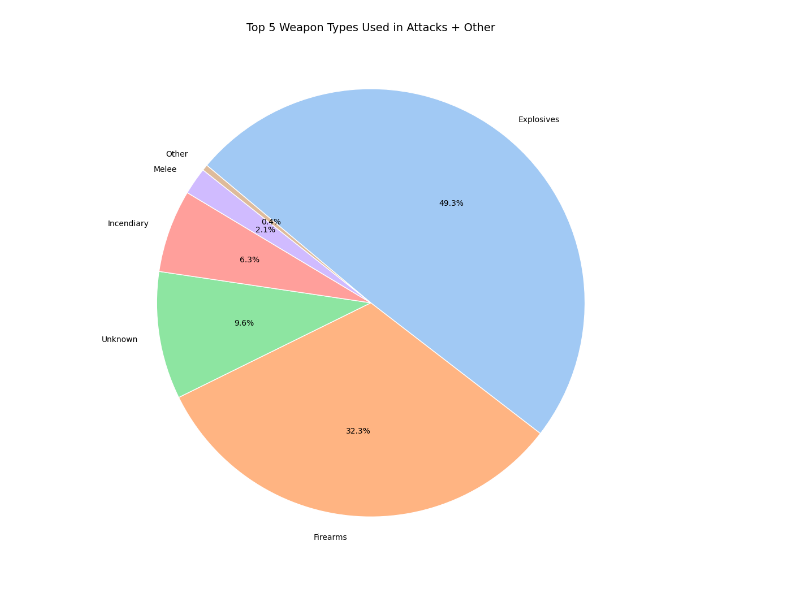
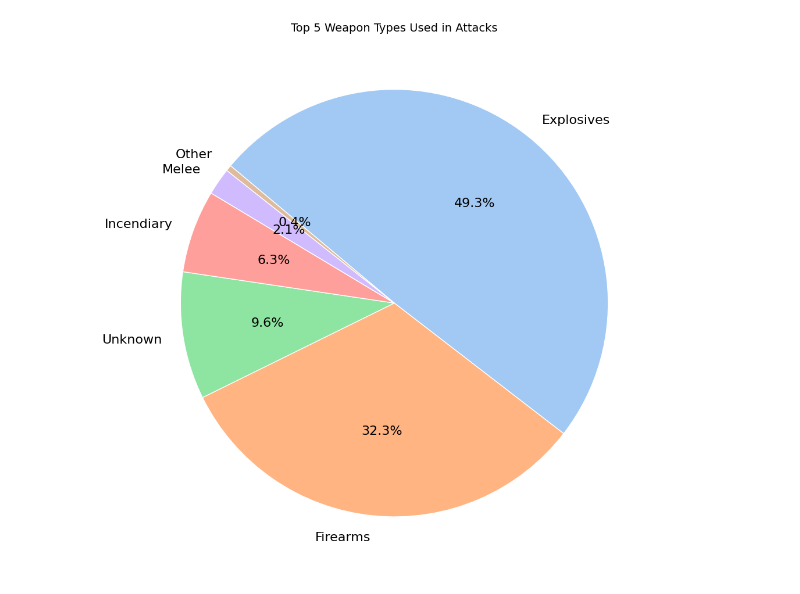
Before and after one commit to jpu-nine/socialdata2025, a Jupyter notebook: notebooks/jonas/Jonas.ipynb, the cells around one changed output. Cells and saved outputs as stored; diff of their text form; code cells hidden in the pictures.

Commit message:
description for weapon/terrorist

```diff
--- a/notebooks/jonas/Jonas.ipynb
+++ b/notebooks/jonas/Jonas.ipynb
@@ -72,35 +76,36 @@ plt.show()
 import pandas as pd
 import matplotlib.pyplot as plt
 import seaborn as sns
 
 # Count weapon types
 weapon_counts = df['weaptype1_txt'].value_counts()
 
-# Get top 5 weapon types
+# Get top N weapon types
 top_n = 5
 top_weapons = weapon_counts.nlargest(top_n)
 
 # Sum the rest as "Other"
 other_total = weapon_counts.iloc[top_n:].sum()
 
 # Combine top 5 with "Other" using pd.concat
 combined_counts = pd.concat([top_weapons, pd.Series({'Other': other_total})])
 
 # Plot
 plt.figure(figsize=(10, 10))
 colors = sns.color_palette("pastel", len(combined_counts))
 
 plt.pie(combined_counts,
         labels=combined_counts.index,
         colors=colors,
         autopct='%1.1f%%',
         startangle=140,
         counterclock=False,
-        wedgeprops={'edgecolor': 'white'})
+        wedgeprops={'edgecolor': 'white'},
+        textprops={'fontsize': 16})
 
-plt.title(f'Top {top_n} Weapon Types Used in Attacks + Other', fontsize=14)
+plt.title(f'Top {top_n} Weapon Types Used in Attacks', fontsize=14)
 plt.tight_layout()
 plt.show()
 # %% [output]
-[figure, old version]
+[figure, new version]
 # %% [markdown]
```
Also changed, not shown: parts of 17 cells of this notebook, 5 other files.
